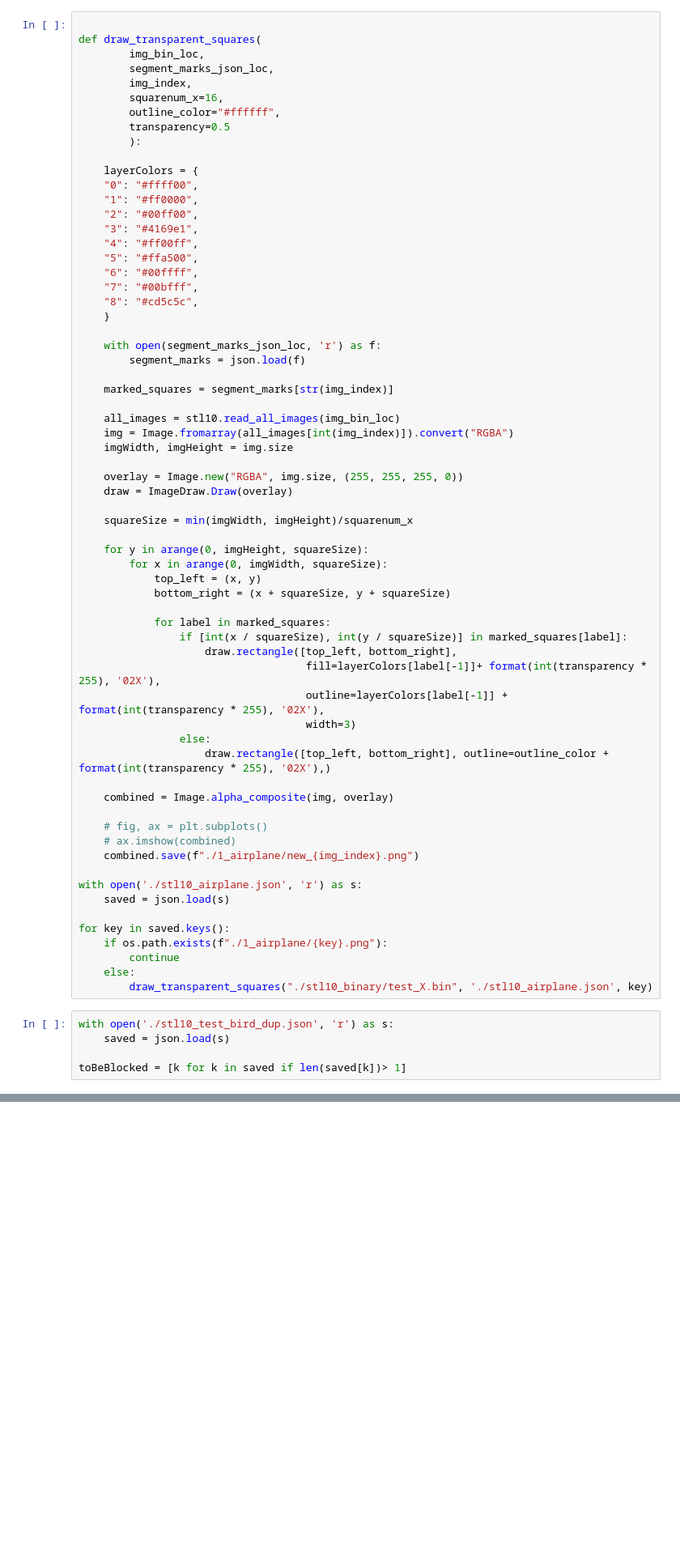
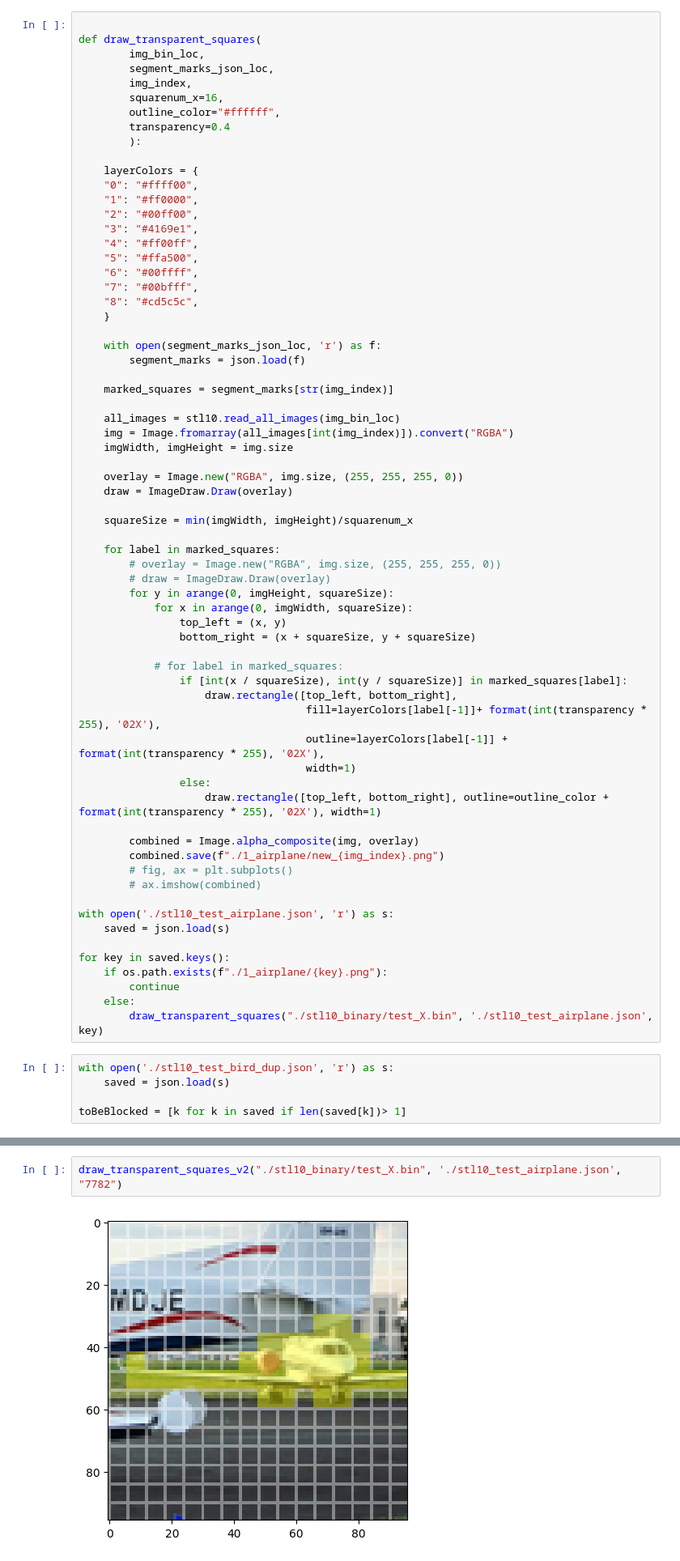
Before and after one commit to semihyagli/STL10_Segmentation, a Jupyter notebook: RecoverSegmentation.ipynb, the cells around one changed output, grey strips where cells are left out. Shown at 81% size. Saved outputs shown, nothing was run; the diff lists cells and outputs as text; blank space fills up the shorter version.

Commit message:
Airplane Segmentations

```diff
--- a/RecoverSegmentation.ipynb
+++ b/RecoverSegmentation.ipynb
@@ -20,7 +20,7 @@ def draw_transparent_squares(
         img_index,
         squarenum_x=16,
         outline_color="#ffffff",
-        transparency=0.5
+        transparency=0.4
         ):
 
     layerColors = {
@@ -49,34 +49,36 @@ def draw_transparent_squares(
 
     squareSize = min(imgWidth, imgHeight)/squarenum_x
 
-    for y in arange(0, imgHeight, squareSize):
-        for x in arange(0, imgWidth, squareSize):
-            top_left = (x, y)
-            bottom_right = (x + squareSize, y + squareSize)
+    for label in marked_squares:
+        # overlay = Image.new("RGBA", img.size, (255, 255, 255, 0))
+        # draw = ImageDraw.Draw(overlay)
+        for y in arange(0, imgHeight, squareSize):
+            for x in arange(0, imgWidth, squareSize):
+                top_left = (x, y)
+                bottom_right = (x + squareSize, y + squareSize)
 
-            for label in marked_squares:
+            # for label in marked_squares:
                 if [int(x / squareSize), int(y / squareSize)] in marked_squares[label]:
                     draw.rectangle([top_left, bottom_right],
                                     fill=layerColors[label[-1]]+ format(int(transparency * 255), '02X'),
                                     outline=layerColors[label[-1]] + format(int(transparency * 255), '02X'),
-                                    width=3)
+                                    width=1)
                 else:
-                    draw.rectangle([top_left, bottom_right], outline=outline_color + format(int(transparency * 255), '02X'),)
+                    draw.rectangle([top_left, bottom_right], outline=outline_color + format(int(transparency * 255), '02X'), width=1)
 
-    combined = Image.alpha_composite(img, overlay)
+        combined = Image.alpha_composite(img, overlay)
+        combined.save(f"./1_airplane/new_{img_index}.png")
+        # fig, ax = plt.subplots()
+        # ax.imshow(combined)
 
-    # fig, ax = plt.subplots()
-    # ax.imshow(combined)
-    combined.save(f"./1_airplane/new_{img_index}.png")
-
-with open('./stl10_airplane.json', 'r') as s:
+with open('./stl10_test_airplane.json', 'r') as s:
     saved = json.load(s)
 
 for key in saved.keys():
     if os.path.exists(f"./1_airplane/{key}.png"):
         continue
     else:
-        draw_transparent_squares("./stl10_binary/test_X.bin", './stl10_airplane.json', key)
+        draw_transparent_squares("./stl10_binary/test_X.bin", './stl10_test_airplane.json', key)
 # %%
 with open('./stl10_test_bird_dup.json', 'r') as s:
     saved = json.load(s)
@@ -84,0 +145,4 @@ toBeBlocked = [k for k in saved if len(saved[k])> 1]
+# %%
+draw_transparent_squares_v2("./stl10_binary/test_X.bin", './stl10_test_airplane.json', "7782")
+# %% [output]
+[figure, added]
```
Also changed, not shown: parts of 3 cells of this notebook, 4 other files.
